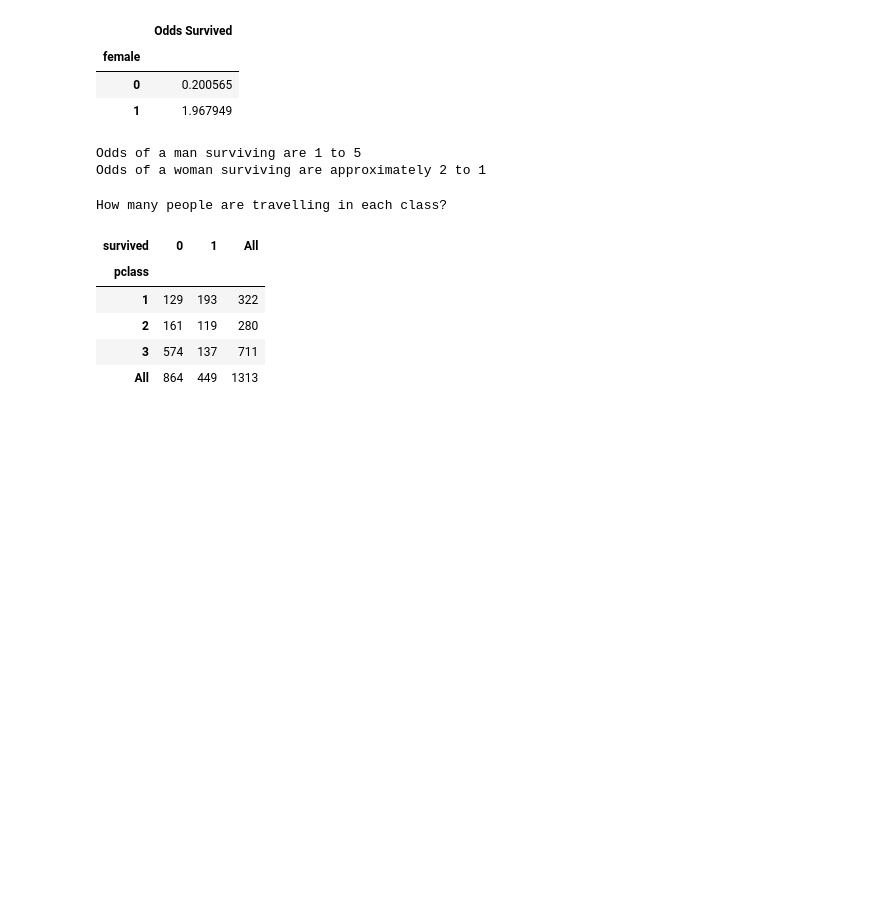
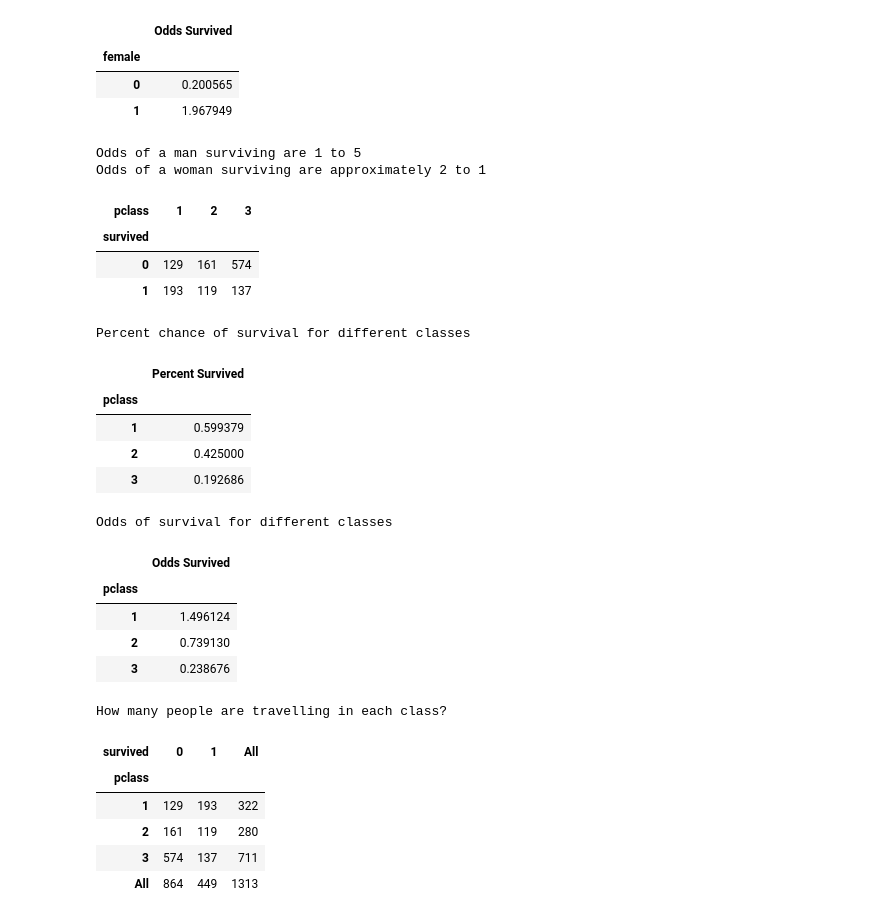
Before and after one commit to yiren54610/logistic-regression, a Jupyter notebook: logistic-regression-titanic-dhrumil.ipynb, the cells around one changed output. Saved outputs shown, nothing was run; the diff lists cells and outputs as text; code cells hidden in the pictures; blank space fills up the shorter version.

```diff
--- a/logistic-regression-titanic-dhrumil.ipynb
+++ b/logistic-regression-titanic-dhrumil.ipynb
@@ -154,6 +162,30 @@ Odds of survival for women vs men
 | 1 | 1.967949 |
 Odds of a man surviving are 1 to 5
 Odds of a woman surviving are approximately 2 to 1
+# %%
+piv = df.pivot_table(index='survived', columns='pclass', aggfunc='count', values='name')
+display(piv)
+print("Percent chance of survival for different classes")
+display(pd.DataFrame(piv.iloc[1,:] / piv.sum(), columns=['Percent Survived']))
+print("\nOdds of survival for different classes")
+display(pd.DataFrame(piv.iloc[1,:] / piv.iloc[0,:], columns=['Odds Survived']))
+# %% [output]
+| pclass | 1 | 2 | 3 |
+| survived |  |  |  |
+| 0 | 129 | 161 | 574 |
+| 1 | 193 | 119 | 137 |
+Percent chance of survival for different classes
+|  | Percent Survived |
+| pclass |  |
+| 1 | 0.599379 |
+| 2 | 0.425000 |
+| 3 | 0.192686 |
+Odds of survival for different classes
+|  | Odds Survived |
+| pclass |  |
+| 1 | 1.496124 |
+| 2 | 0.739130 |
+| 3 | 0.238676 |
 # %%
 print("How many people are travelling in each class?")
 display(pd.crosstab(df.pclass, df.survived, margins=True))
```
Also changed, not shown: parts of 2 cells of this notebook, 1 other file.
